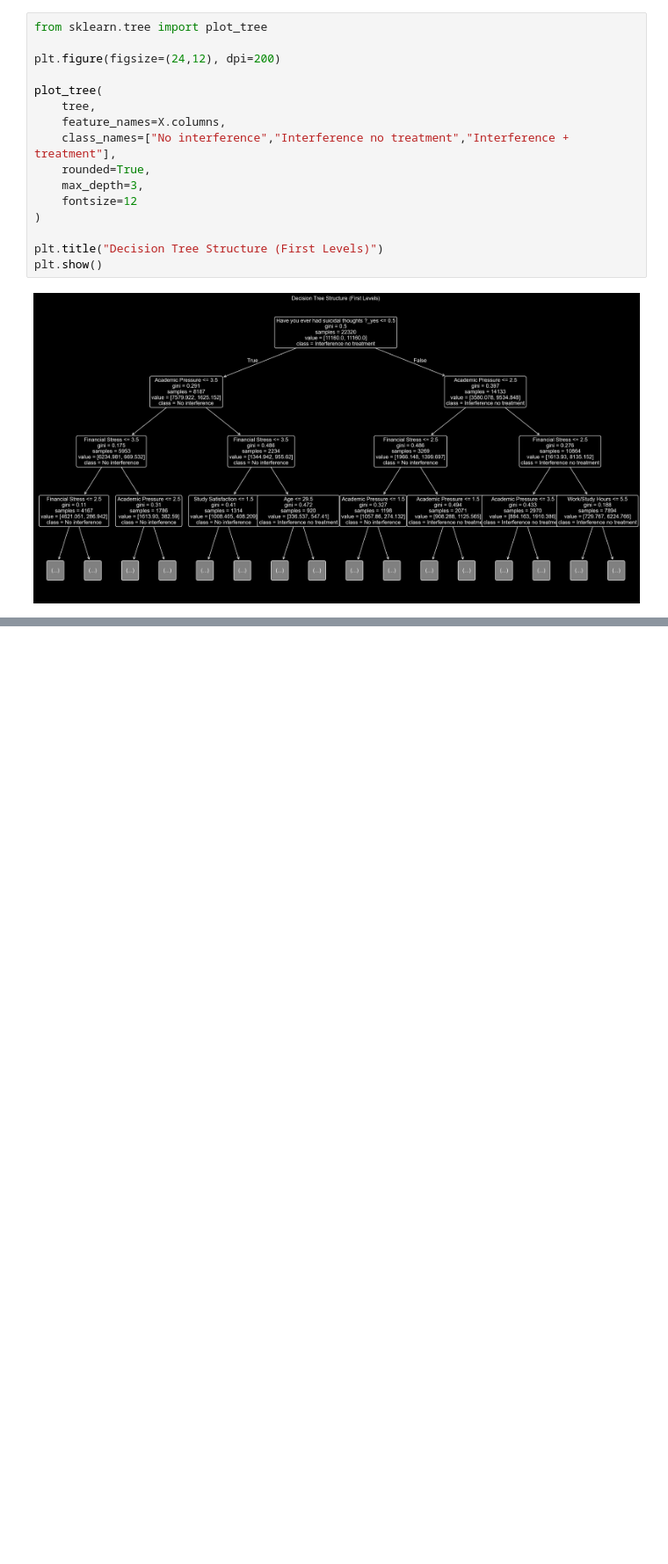
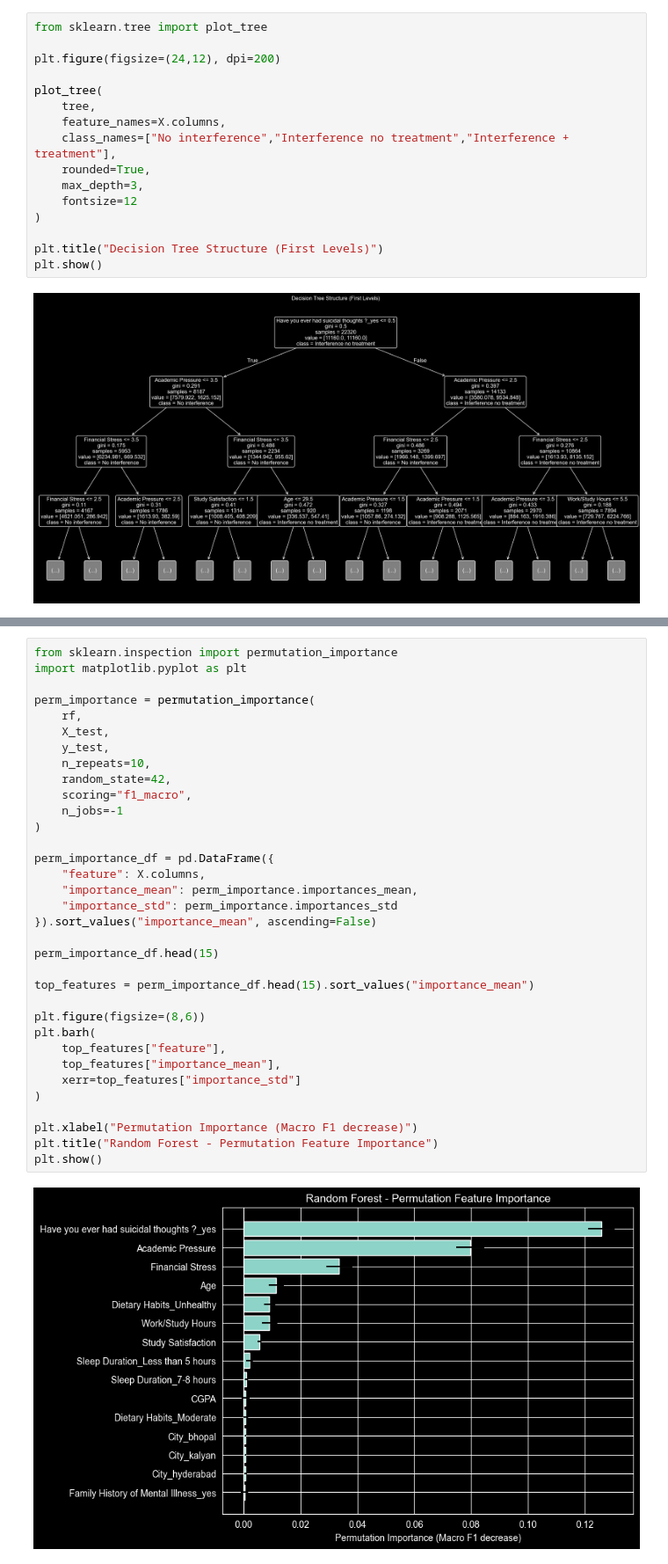
Before and after one commit to mateidiana/WellBeingModelling, a Jupyter notebook: notebooks/baseline_models/02_2_baseline_models_mh_student.ipynb, the cells around one changed output, grey strips where cells are left out. Shown at 88% size. Saved outputs shown, nothing was run; the diff lists cells and outputs as text; blank space fills up the shorter version.

```diff
--- a/notebooks/baseline_models/02_2_baseline_models_mh_student.ipynb
+++ b/notebooks/baseline_models/02_2_baseline_models_mh_student.ipynb
@@ -173,0 +235,36 @@ plt.show()
+# %%
+from sklearn.inspection import permutation_importance
+import matplotlib.pyplot as plt
+
+perm_importance = permutation_importance(
+    rf,
+    X_test,
+    y_test,
+    n_repeats=10,
+    random_state=42,
+    scoring="f1_macro",
+    n_jobs=-1
+)
+
+perm_importance_df = pd.DataFrame({
+    "feature": X.columns,
+    "importance_mean": perm_importance.importances_mean,
+    "importance_std": perm_importance.importances_std
+}).sort_values("importance_mean", ascending=False)
+
+perm_importance_df.head(15)
+
+top_features = perm_importance_df.head(15).sort_values("importance_mean")
+
+plt.figure(figsize=(8,6))
+plt.barh(
+    top_features["feature"],
+    top_features["importance_mean"],
+    xerr=top_features["importance_std"]
+)
+
+plt.xlabel("Permutation Importance (Macro F1 decrease)")
+plt.title("Random Forest - Permutation Feature Importance")
+plt.show()
+# %% [output]
+[figure, added]
```
Also changed, not shown: parts of 6 cells of this notebook.
